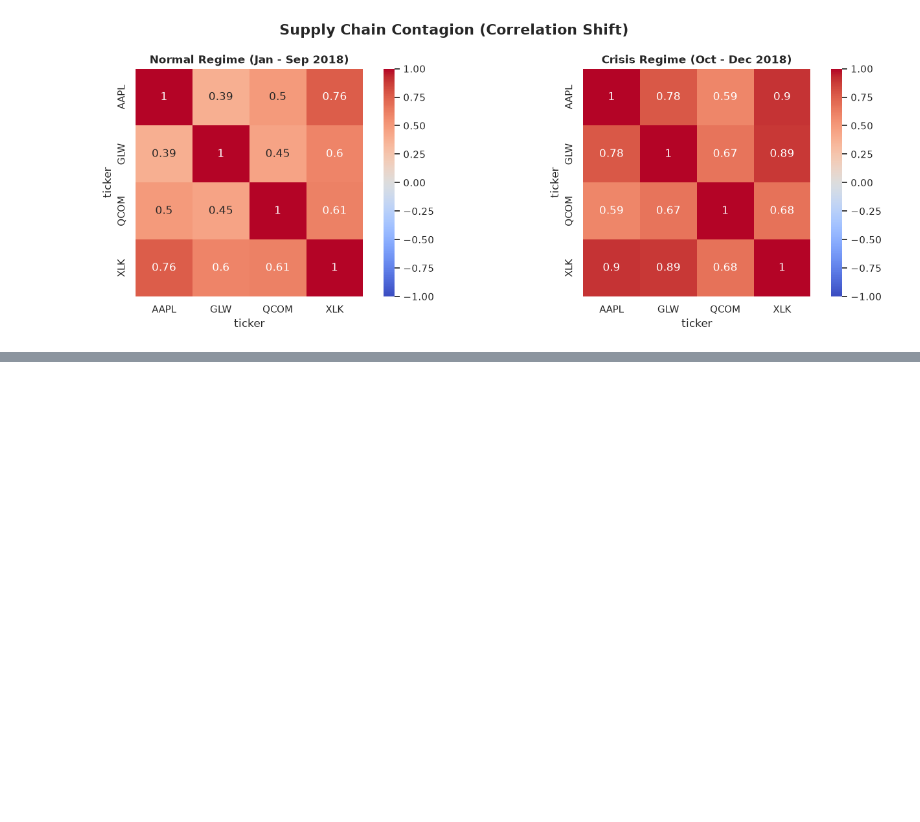
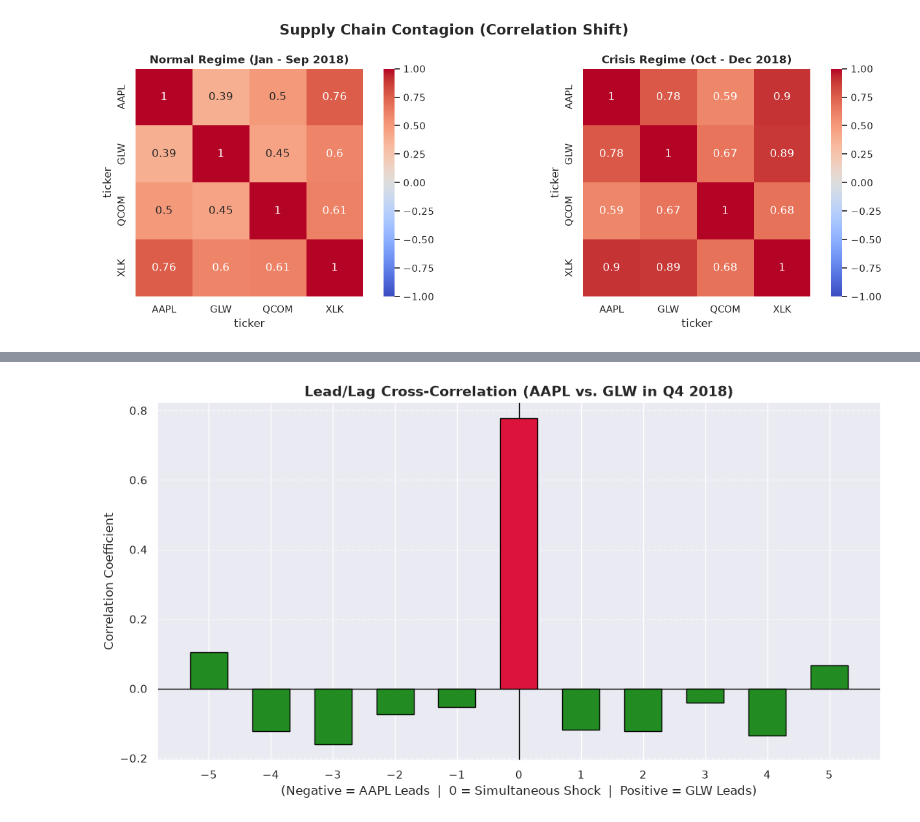
Before and after one commit to huzaifa-khan-AiMl/Financial-Supply-Chain-Ripple-Analysis, a Jupyter notebook: notebooks/Ripple_Effect_Analysis.ipynb, the cells around one changed output, grey strips where cells are left out. Saved outputs shown, nothing was run; the diff lists cells and outputs as text; code cells hidden in the pictures; blank space fills up the shorter version.

Commit message:
Lead/Lag cross-correlation and AAPL vs XLK drawdown magnitude

```diff
--- a/notebooks/Ripple_Effect_Analysis.ipynb
+++ b/notebooks/Ripple_Effect_Analysis.ipynb
@@ -260,0 +275,25 @@ plt.show()
+# %%
+aapl_returns = q4_daily_returns['AAPL']
+glw_returns = q4_daily_returns['GLW']
+max_lag = 5
+lags = range(-max_lag, max_lag + 1)
+cross_correlations = []
+for lag in lags:
+    corr_value = aapl_returns.corr(glw_returns.shift(lag))
+    cross_correlations.append(corr_value)
+plt.figure(figsize=(11, 6))
+bars = plt.bar(lags, cross_correlations, color='forestgreen', edgecolor='black', width=0.6, zorder=3)
+bars[max_lag].set_color('crimson')
+bars[max_lag].set_edgecolor('black')
+plt.title("Lead/Lag Cross-Correlation (AAPL vs. GLW in Q4 2018)", fontsize=14, fontweight='bold')
+plt.xlabel("(Negative = AAPL Leads  |  0 = Simultaneous Shock  |  Positive = GLW Leads)", fontsize=12)
+plt.ylabel("Correlation Coefficient", fontsize=12)
+plt.axvline(0, color='black', linestyle='-', linewidth=1)
+plt.axhline(0, color='black', linestyle='-', linewidth=1)
+plt.xticks(lags)
+plt.grid(axis='y', linestyle='--', alpha=0.6, zorder=0)
+
+plt.tight_layout()
+plt.show()
+# %% [output]
+[figure, added]
```
Also changed, not shown: parts of 7 cells of this notebook.
